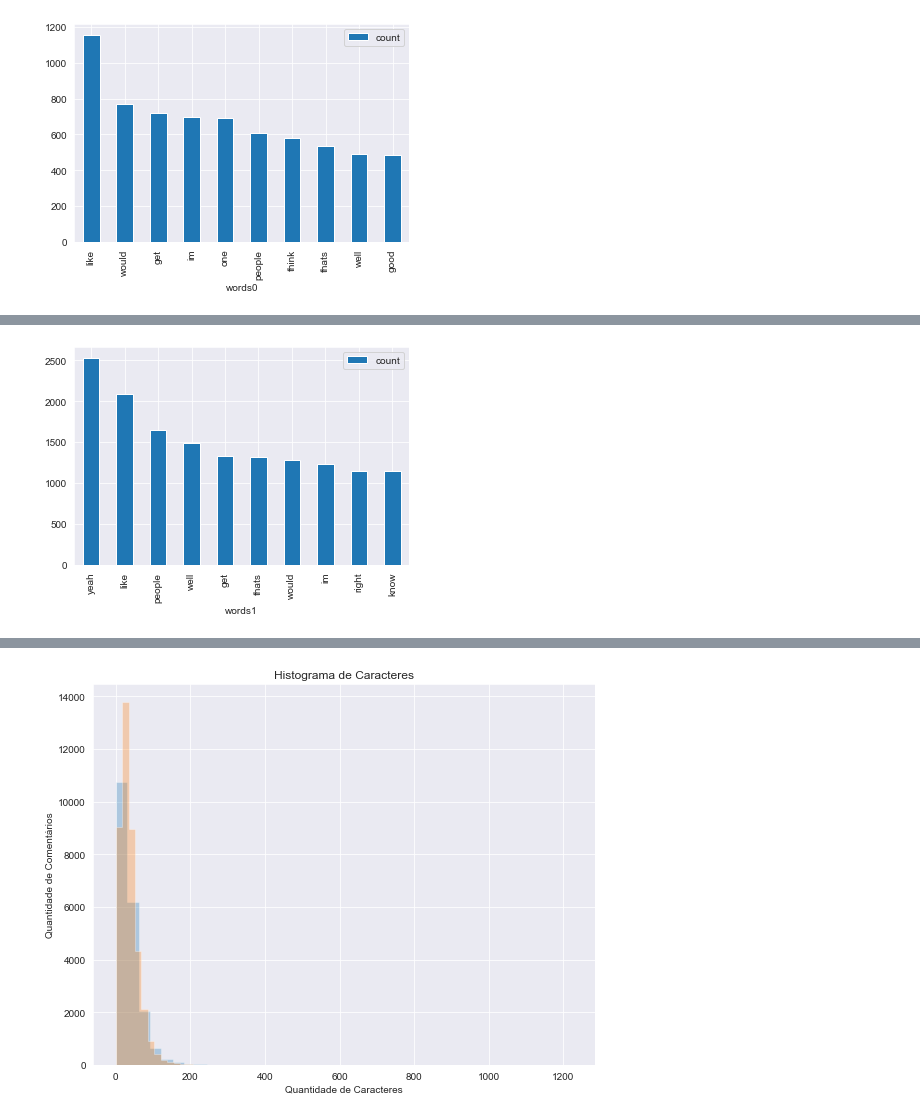
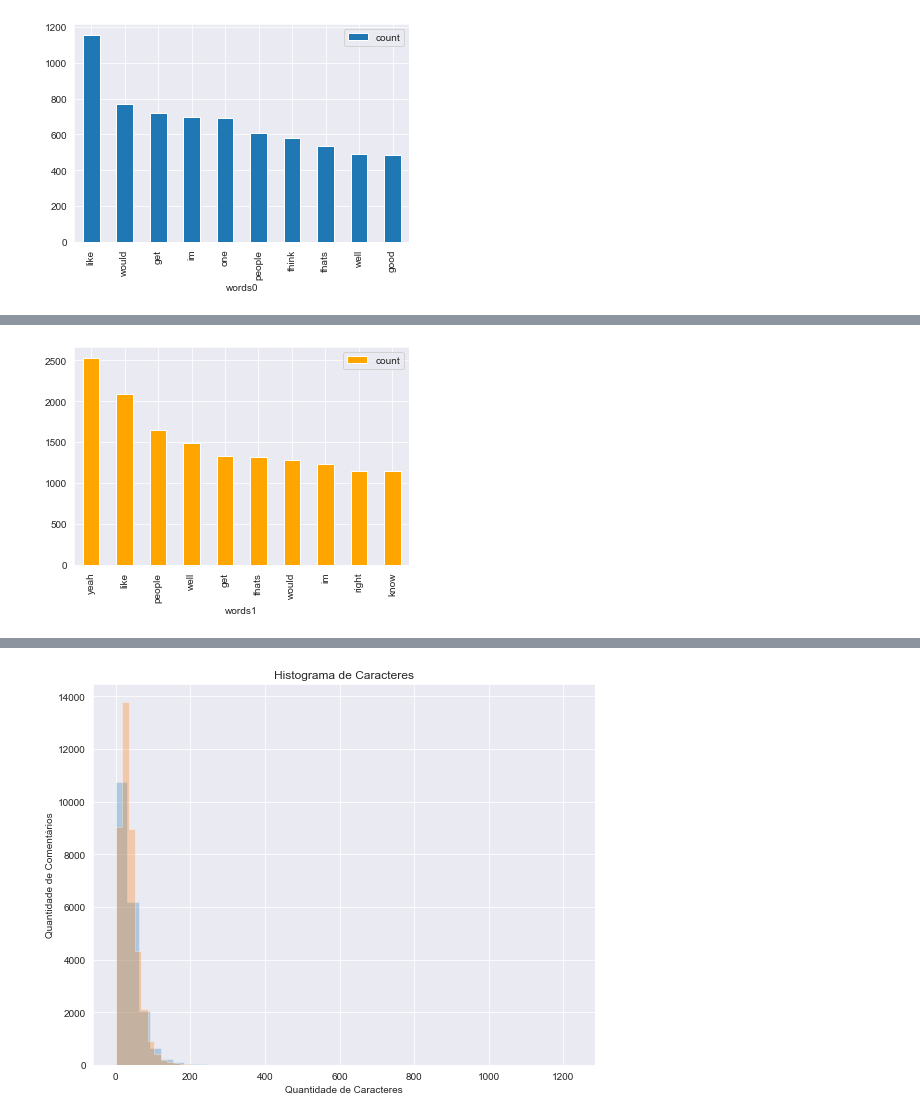
Before and after one commit to Ruann-01/Python_IA, a Jupyter notebook: Trabalho Final/Trabalho Final.ipynb, the cells around one changed output, grey strips where cells are left out. Drawn from its saved outputs; the diff is of its cells as text; code cells hidden in the pictures.

```diff
--- a/Trabalho Final/Trabalho Final.ipynb
+++ b/Trabalho Final/Trabalho Final.ipynb
@@ -295,17 +299,17 @@ dfc.plot.bar(x='words0');
 # %%
 words1 = []
 
 #Pegando termo por termo -- classe 1
 for i in sarc['clean_comment']:
     for j in i.split():
         words1.append(j)
 
 dfp1 = pd.DataFrame(words1, columns = ['words1'])
 dfc = dfp1.groupby('words1').words1.count() \
                                .reset_index(name='count') \
                                .sort_values(['count'], ascending=False) \
                                .head(10).reset_index(drop=True)
 
-dfc.plot.bar(x='words1');
+dfc.plot.bar(x='words1', color='orange');
 # %% [output]
-[figure, old version]
+[figure, new version]
```
Also changed, not shown: parts of 20 cells of this notebook.
